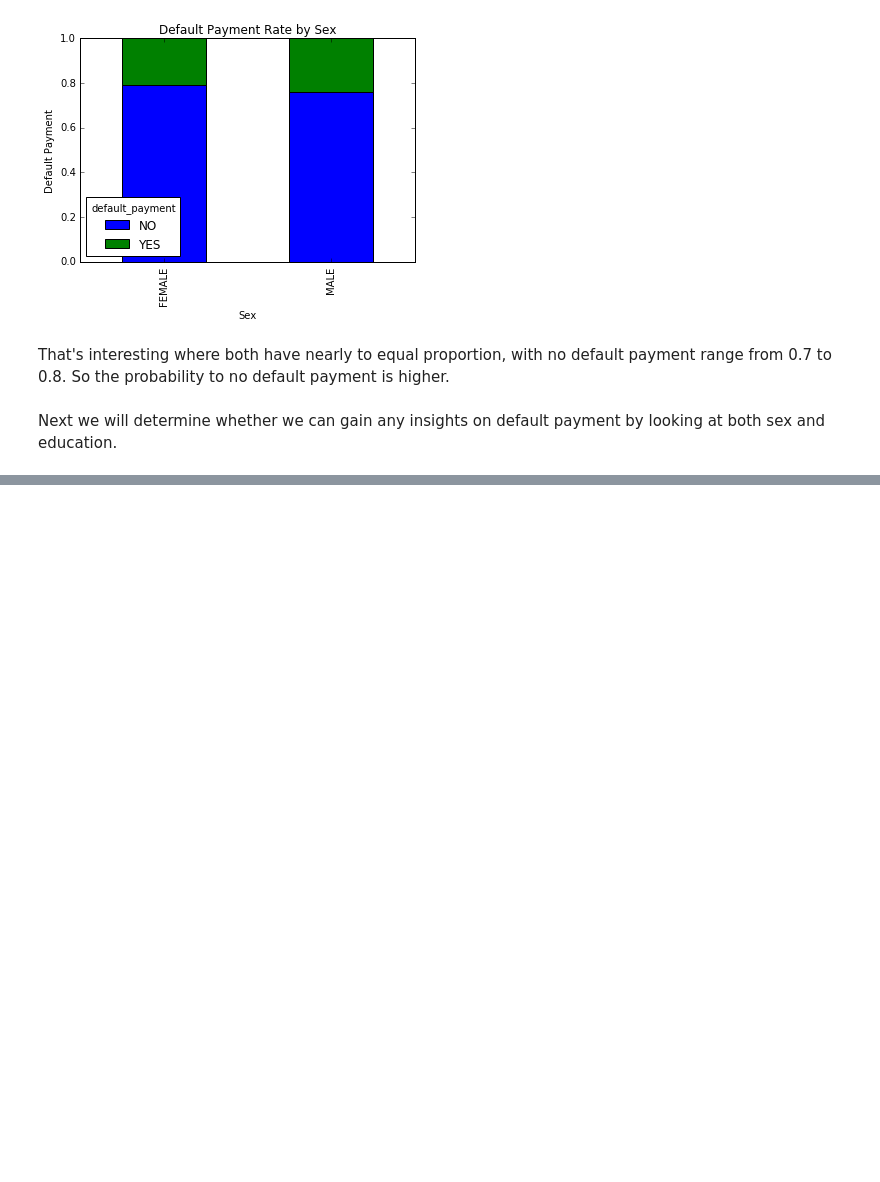
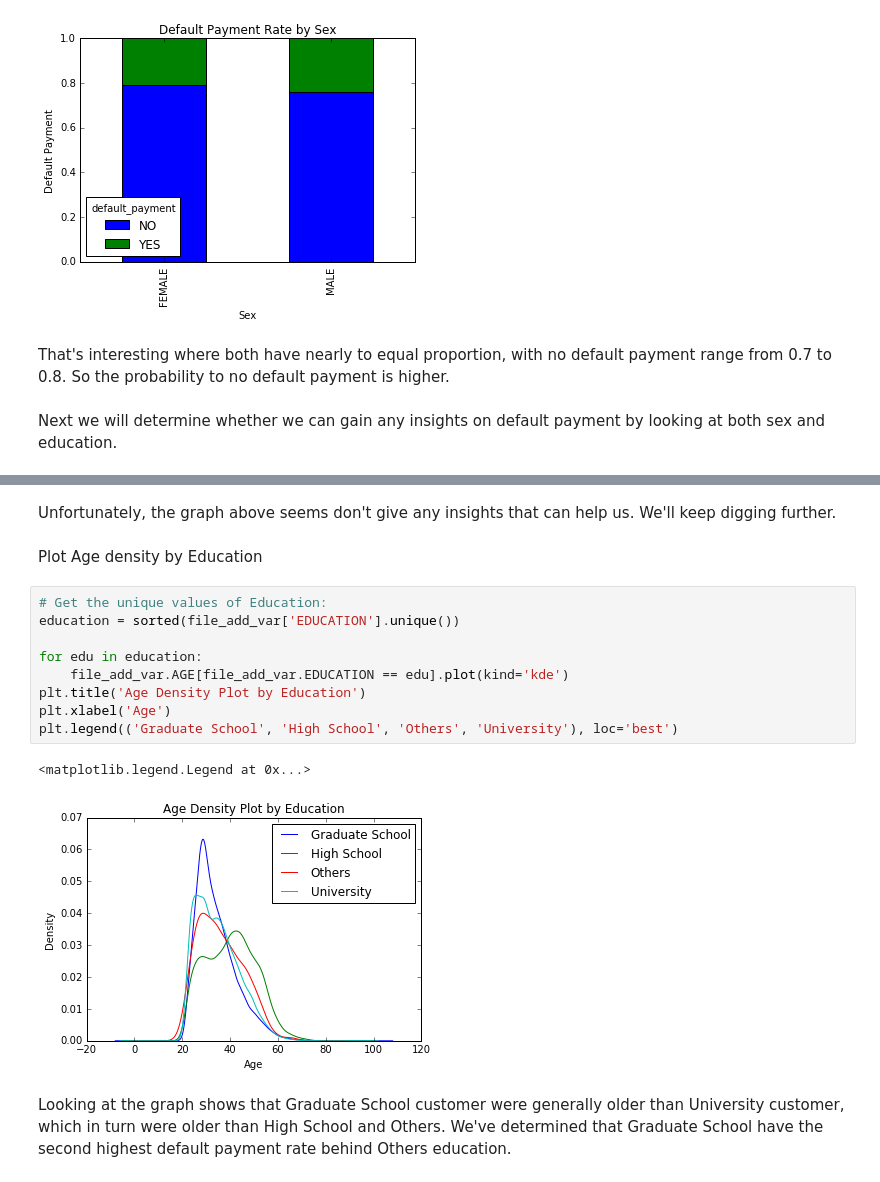
Before and after one commit to ariffyasri/DataScience, a Jupyter notebook: Default_of_Credit_Card_Client/Untitled.ipynb, the cells around one changed output, grey strips where cells are left out. Drawn from its saved outputs; the diff is of its cells as text; blank space fills up the shorter version.

```diff
--- a/Default_of_Credit_Card_Client/Untitled.ipynb
+++ b/Default_of_Credit_Card_Client/Untitled.ipynb
@@ -282,0 +358,18 @@ Next we will determine whether we can gain any insights on default payment by lo
+# %% [markdown]
+Unfortunately, the graph above seems don't give any insights that can help us. We'll keep digging further.
+# %% [markdown]
+Plot Age density by Education
+# %%
+# Get the unique values of Education:
+education = sorted(file_add_var['EDUCATION'].unique())
+
+for edu in education:
+    file_add_var.AGE[file_add_var.EDUCATION == edu].plot(kind='kde')
+plt.title('Age Density Plot by Education')
+plt.xlabel('Age')
+plt.legend(('Graduate School', 'High School', 'Others', 'University'), loc='best')
+# %% [output]
+<matplotlib.legend.Legend at 0x...>
+[figure, added]
+# %% [markdown]
+Looking at the graph shows that Graduate School customer were generally older than University customer, which in turn were older than High School and Others. We've determined that Graduate School have the second highest default payment rate behind Others education.
```
Also changed, not shown: parts of 10 cells of this notebook.
